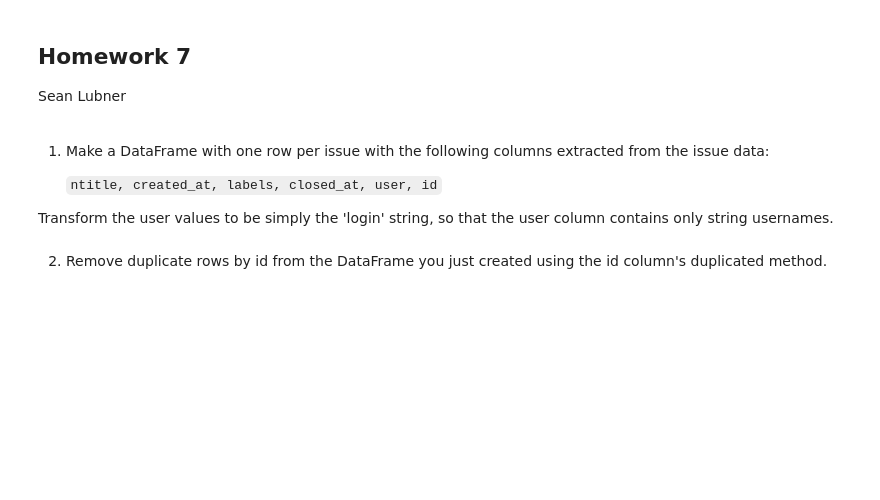
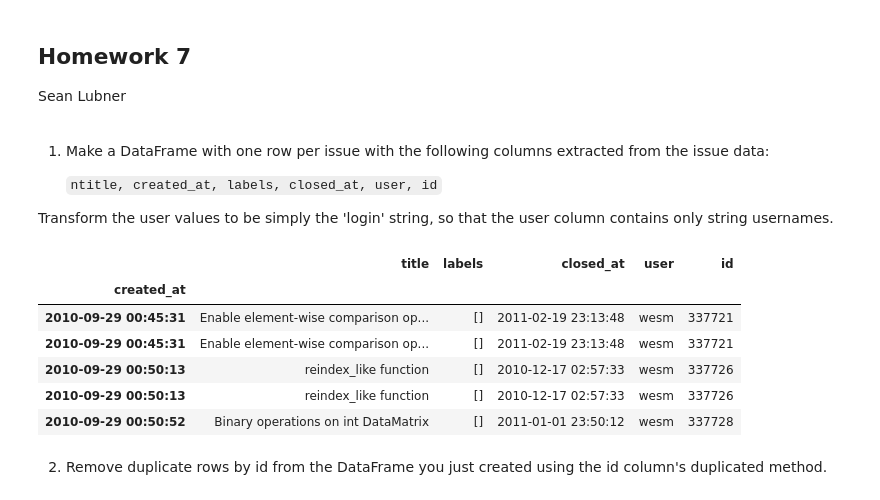
Before and after one commit to Phononic/Sean_Lubner_250HWs, a Jupyter notebook: hw7/hw7.ipynb, the cells around one changed output. Drawn from its saved outputs; the diff is of its cells as text; code cells hidden in the pictures; blank space fills up the shorter version.

```diff
--- a/hw7/hw7.ipynb
+++ b/hw7/hw7.ipynb
@@ -13,19 +13,28 @@ column contains only string usernames.
 # %%
 import numpy as np
 import pandas as pd
 import matplotlib.pyplot as plt
 %matplotlib inline
 json_file_path = '/Users/sean/Desktop/closed.json'
 
 df_raw = pd.read_json(json_file_path, convert_dates = ['created_at', 'closed_at'])
 df_raw.sort_index(by='created_at', inplace=True) # make sure it's sorted
 
 # Create a dataframe with the desired columns
 df = pd.concat([df_raw.title, df_raw.created_at, df_raw.labels, df_raw.closed_at, df_raw.user, df_raw.id],
                    axis=1, keys=['title', 'created_at', 'labels', 'closed_at', 'user', 'id'])
 df = pd.DataFrame(df)
 df.set_index('created_at', inplace=True)
 df.user = df.user.apply(lambda x: x['login'])
+df.head()
+# %% [output]
+|  | title | labels | closed_at | user | id |
+| created_at |  |  |  |  |  |
+| 2010-09-29 00:45:31 | Enable element-wise comparison op... | [] | 2011-02-19 23:13:48 | wesm | 337721 |
+| 2010-09-29 00:45:31 | Enable element-wise comparison op... | [] | 2011-02-19 23:13:48 | wesm | 337721 |
+| 2010-09-29 00:50:13 | reindex_like function | [] | 2010-12-17 02:57:33 | wesm | 337726 |
+| 2010-09-29 00:50:13 | reindex_like function | [] | 2010-12-17 02:57:33 | wesm | 337726 |
+| 2010-09-29 00:50:52 | Binary operations on int DataMatrix | [] | 2011-01-01 23:50:12 | wesm | 337728 |
 # %% [markdown]
 2) Remove duplicate rows by id from the DataFrame you just created using the id column's duplicated method.
 # %%
```
Also changed, not shown: parts of 5 cells of this notebook.
